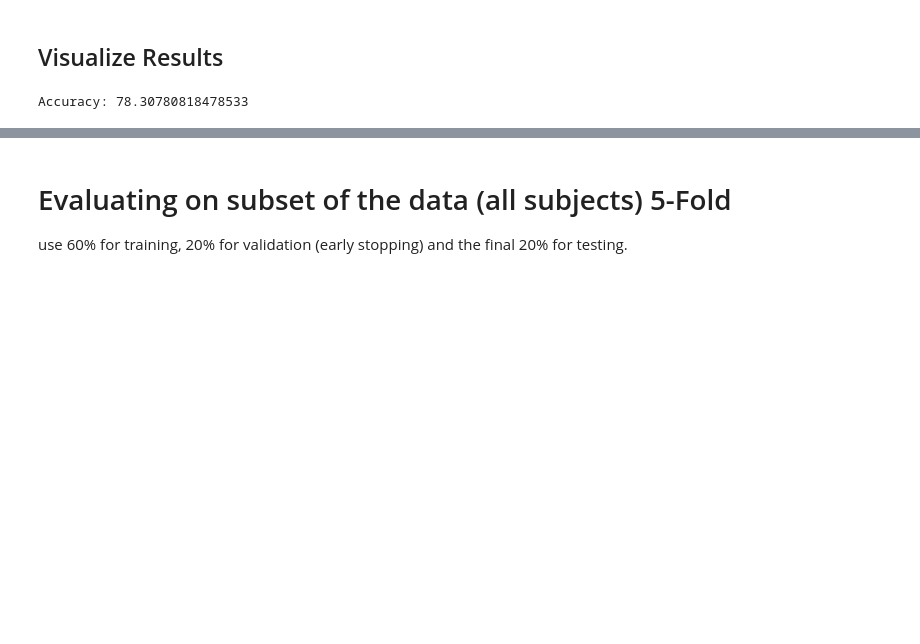
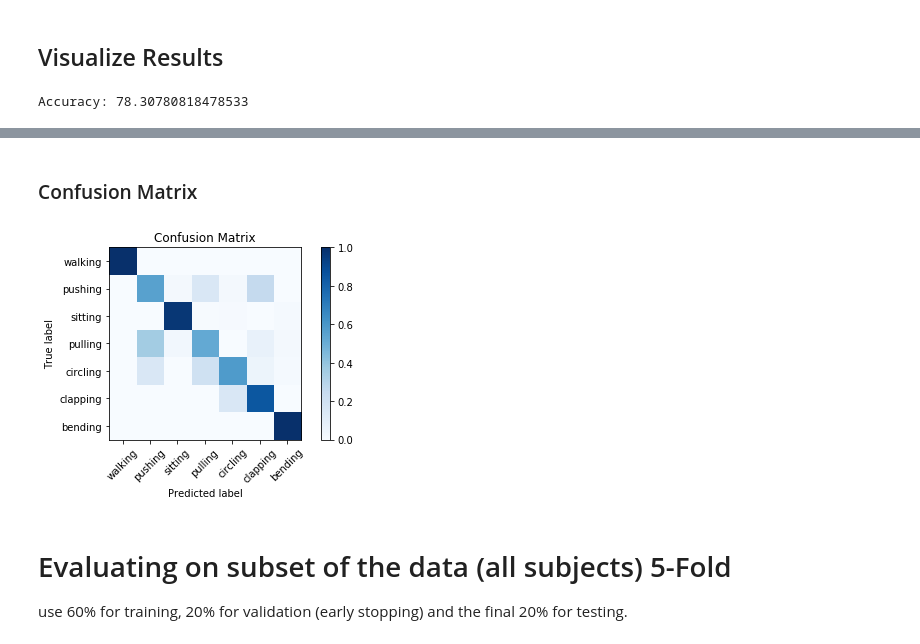
Before and after one commit to Andrew-Mackay/Adapting-the-WaveNet-Deep-Learning-Model-for-RADAR-Classification, a Jupyter notebook: notebooks/10_CNN_final_model_evaluation_without_corrupt.ipynb, the cells around one changed output, grey strips where cells are left out. Saved outputs shown, nothing was run; the diff lists cells and outputs as text; code cells hidden in the pictures; blank space fills up the shorter version.

```diff
--- a/notebooks/10_CNN_final_model_evaluation_without_corrupt.ipynb
+++ b/notebooks/10_CNN_final_model_evaluation_without_corrupt.ipynb
@@ -908,3 +909,10 @@ Accuracy: 78.30780818478533
+# %% [markdown]
+### Confusion Matrix
+# %%
+plot_confusion_matrix(results["confusion_matrix"], target_names,
+                      save=SAVE_GRAPHS_TEST_C, path=RESULTS_PATH + "confusion_matrix_base.pdf")
+# %% [output]
+[figure, added]
 # %%
 K.clear_session()
 # %% [markdown]
```
Also changed, not shown: parts of 17 cells of this notebook, 31 other files.
